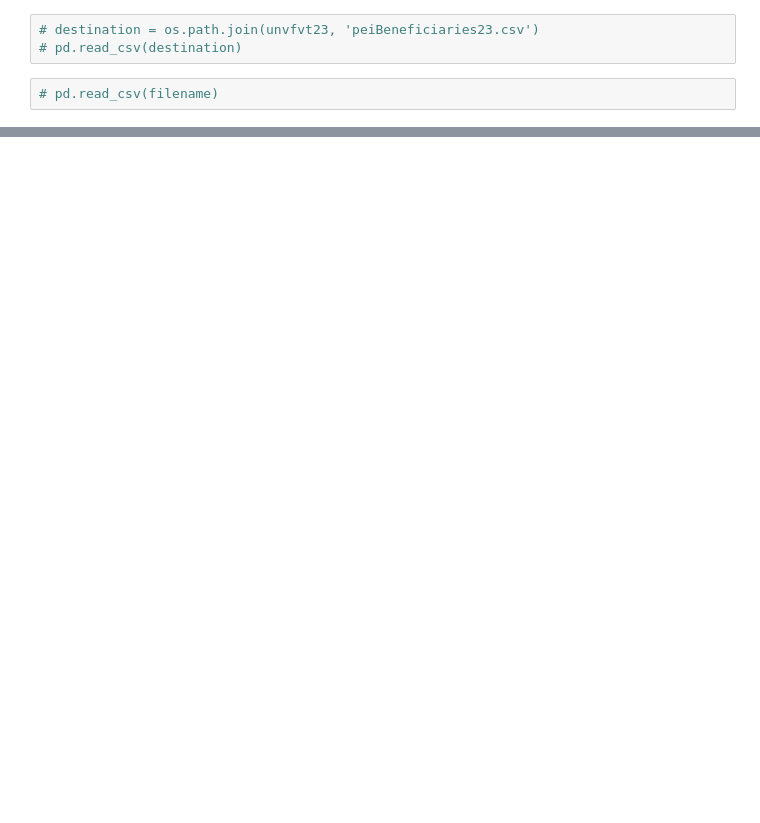
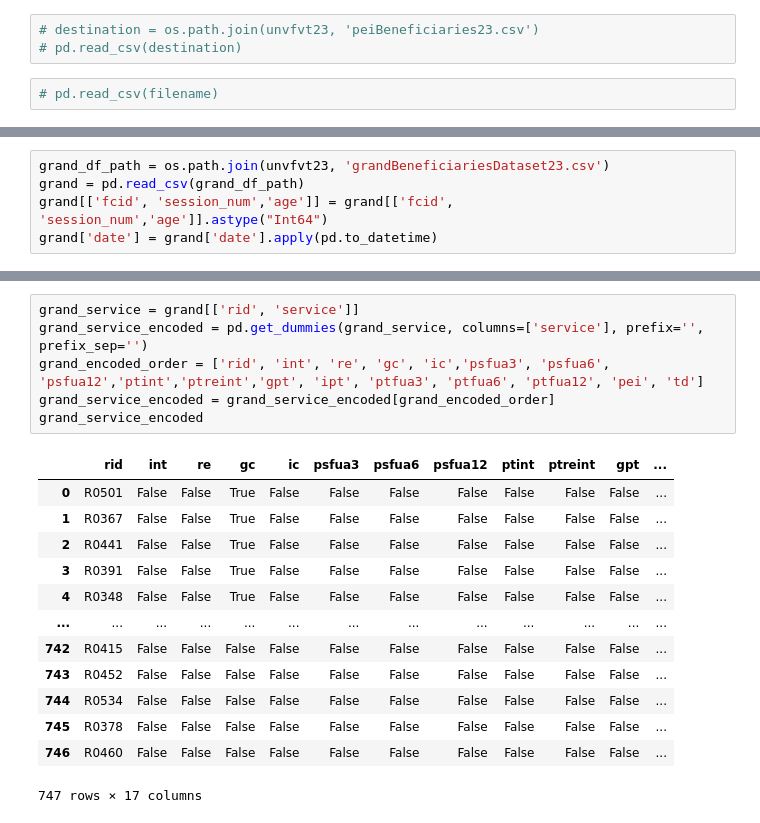
Before and after one commit to ModarYaghi/fc-performeter, a Jupyter notebook: notebooks/unvfvt_rev.ipynb, the cells around one changed output, grey strips where cells are left out. Cells and saved outputs as stored; diff of their text form; blank space fills up the shorter version.

```diff
--- a/notebooks/unvfvt_rev.ipynb
+++ b/notebooks/unvfvt_rev.ipynb
@@ -46,0 +45,5 @@ df[df['rid'] == rid_val]
+# %%
+grand_df_path = os.path.join(unvfvt23, 'grandBeneficiariesDataset23.csv')
+grand = pd.read_csv(grand_df_path)
+grand[['fcid', 'session_num','age']] = grand[['fcid', 'session_num','age']].astype("Int64")
+grand['date'] = grand['date'].apply(pd.to_datetime)
@@ -46,0 +66,20 @@ df[df['rid'] == rid_val]
+# %%
+grand_service = grand[['rid', 'service']]
+grand_service_encoded = pd.get_dummies(grand_service, columns=['service'], prefix='', prefix_sep='')
+grand_encoded_order = ['rid', 'int', 're', 'gc', 'ic','psfua3', 'psfua6', 'psfua12','ptint','ptreint','gpt', 'ipt', 'ptfua3', 'ptfua6', 'ptfua12', 'pei', 'td']
+grand_service_encoded = grand_service_encoded[grand_encoded_order]
+grand_service_encoded
+# %% [output]
+|  | rid | int | re | gc | ic | psfua3 | psfua6 | psfua12 | ptint | ptreint | gpt | ... |
+| 0 | R0501 | False | False | True | False | False | False | False | False | False | False | ... |
+| 1 | R0367 | False | False | True | False | False | False | False | False | False | False | ... |
+| 2 | R0441 | False | False | True | False | False | False | False | False | False | False | ... |
+| 3 | R0391 | False | False | True | False | False | False | False | False | False | False | ... |
+| 4 | R0348 | False | False | True | False | False | False | False | False | False | False | ... |
+| ... | ... | ... | ... | ... | ... | ... | ... | ... | ... | ... | ... | ... |
+| 742 | R0415 | False | False | False | False | False | False | False | False | False | False | ... |
+| 743 | R0452 | False | False | False | False | False | False | False | False | False | False | ... |
+| 744 | R0534 | False | False | False | False | False | False | False | False | False | False | ... |
+| 745 | R0378 | False | False | False | False | False | False | False | False | False | False | ... |
+| 746 | R0460 | False | False | False | False | False | False | False | False | False | False | ... |
+747 rows × 17 columns
```
Also changed, not shown: parts of 15 cells of this notebook, 4 other files.
